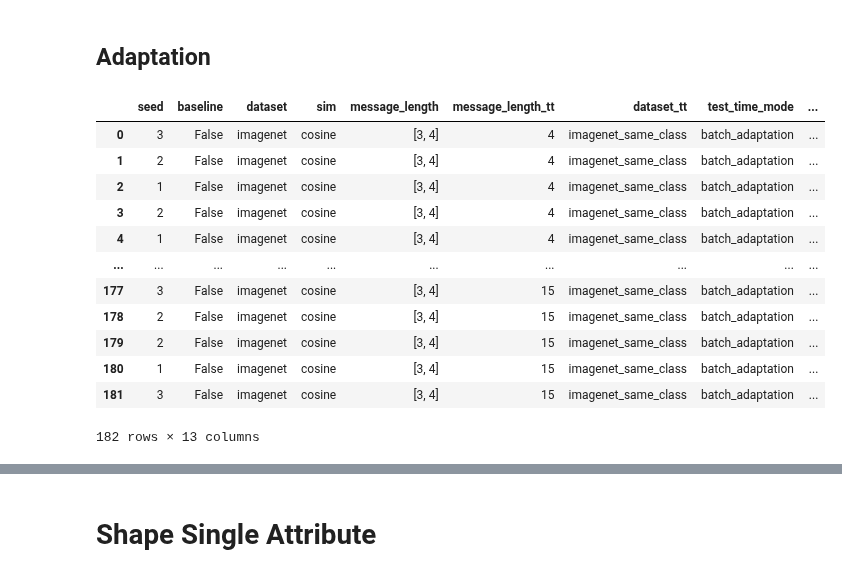
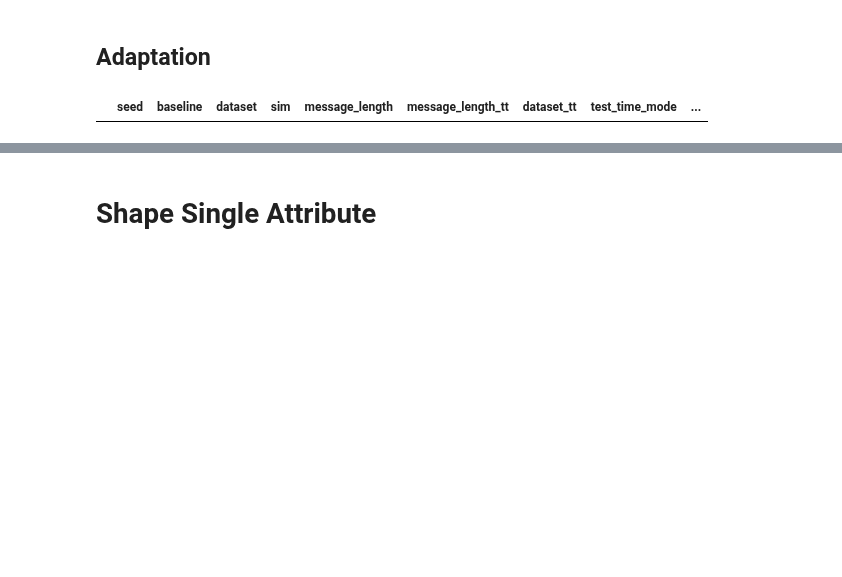
Before and after one commit to MehdiJmlkh/Test-Time-Emergent-Language, a Jupyter notebook: VQTT/results.ipynb, the cells around one changed output, grey strips where cells are left out. Saved outputs shown, nothing was run; the diff lists cells and outputs as text; code cells hidden in the pictures; blank space fills up the shorter version.

```diff
--- a/VQTT/results.ipynb
+++ b/VQTT/results.ipynb
@@ -1089,26 +1142,15 @@ to_html(res[scaling_cols_report])
 # %%
 add_heading(3, "Adaptation")
 res = filter_df({
     "dataset": "imagenet",
-    "VQEL": True,
-    "test_time_mode": ["batch_adaptation"]
-}, sort_by=["test_time_mode", "message_length_tt", "learning_rate_tt", "num_iterations"])
+    "baseline": False,
+    "test_time_mode": ["batch_adaptation"],
+    "message_length": "[2, 3, 4]"
+}, sort_by=["test_time_mode", "message_length_tt", "seed", "learning_rate_tt", "num_iterations"])
 
 to_html(res[adapt_cols_report])
 
 res[adapt_cols]
 # %% [output]
 |  | seed | baseline | dataset | sim | message_length | message_length_tt | dataset_tt | test_time_mode | ... |
-| 0 | 3 | False | imagenet | cosine | [3, 4] | 4 | imagenet_same_class | batch_adaptation | ... |
-| 1 | 2 | False | imagenet | cosine | [3, 4] | 4 | imagenet_same_class | batch_adaptation | ... |
-| 2 | 1 | False | imagenet | cosine | [3, 4] | 4 | imagenet_same_class | batch_adaptation | ... |
-| 3 | 2 | False | imagenet | cosine | [3, 4] | 4 | imagenet_same_class | batch_adaptation | ... |
-| 4 | 1 | False | imagenet | cosine | [3, 4] | 4 | imagenet_same_class | batch_adaptation | ... |
-| ... | ... | ... | ... | ... | ... | ... | ... | ... | ... |
-| 177 | 3 | False | imagenet | cosine | [3, 4] | 15 | imagenet_same_class | batch_adaptation | ... |
-| 178 | 2 | False | imagenet | cosine | [3, 4] | 15 | imagenet_same_class | batch_adaptation | ... |
-| 179 | 2 | False | imagenet | cosine | [3, 4] | 15 | imagenet_same_class | batch_adaptation | ... |
-| 180 | 1 | False | imagenet | cosine | [3, 4] | 15 | imagenet_same_class | batch_adaptation | ... |
-| 181 | 3 | False | imagenet | cosine | [3, 4] | 15 | imagenet_same_class | batch_adaptation | ... |
-182 rows × 13 columns
 # %%
```
Also changed, not shown: parts of 39 cells of this notebook.
